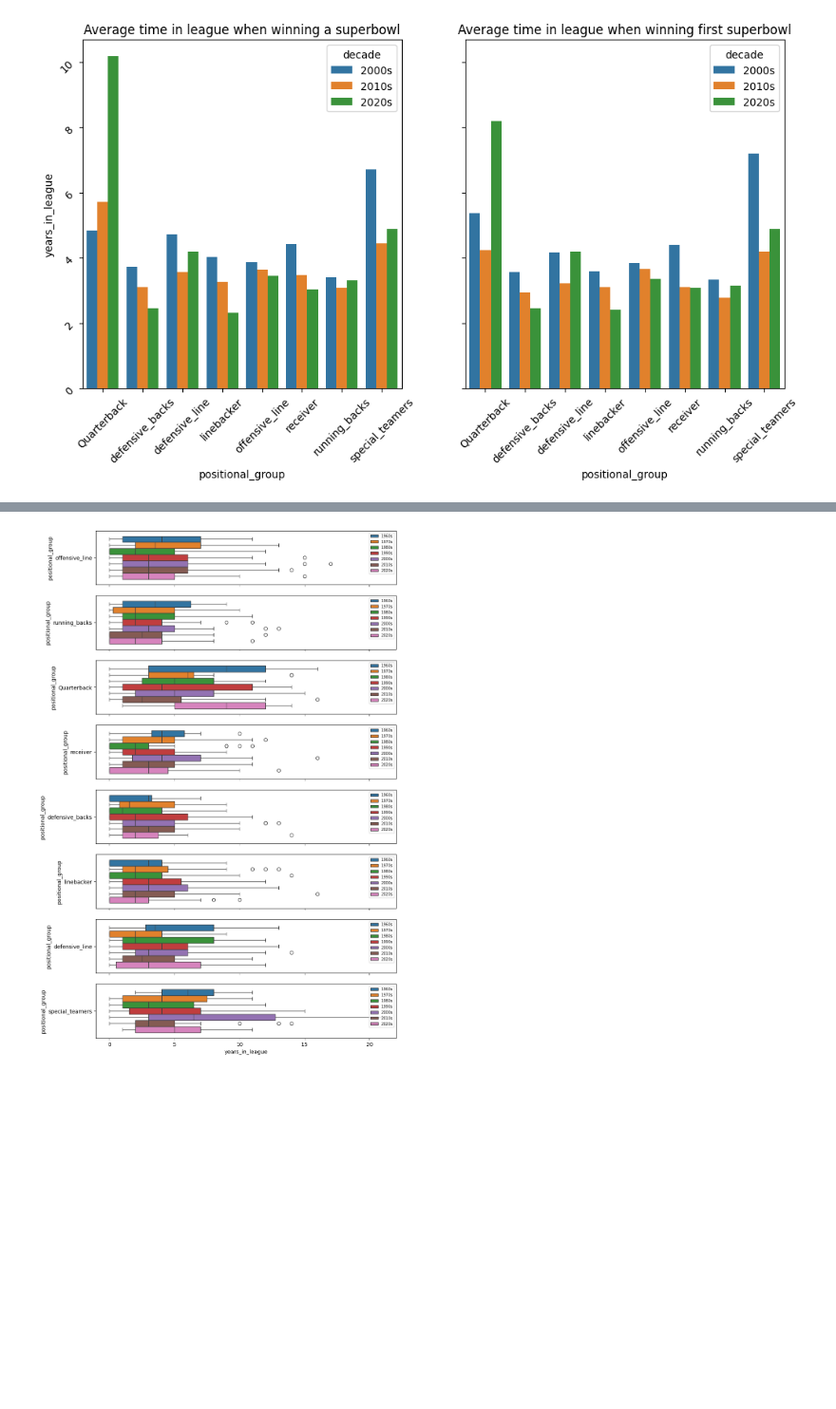
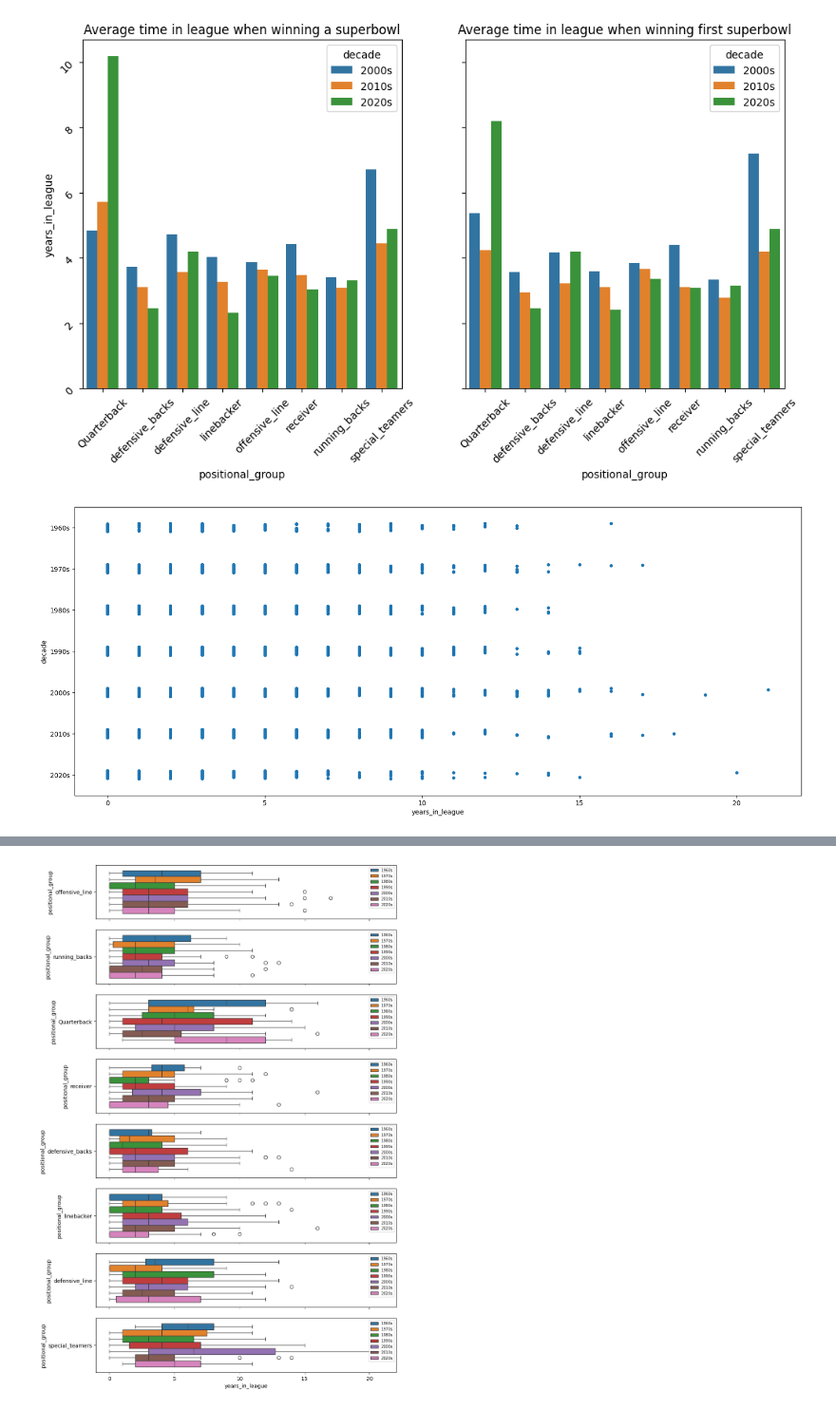
Before and after one commit to aferrers/nfl_superbowl_winners, a Jupyter notebook: notebooks/exploration_super_bowl_rosters.ipynb, the cells around one changed output, grey strips where cells are left out. Shown at 95% size. Saved outputs shown, nothing was run; the diff lists cells and outputs as text; code cells hidden in the pictures; blank space fills up the shorter version.

```diff
--- a/notebooks/exploration_super_bowl_rosters.ipynb
+++ b/notebooks/exploration_super_bowl_rosters.ipynb
@@ -164,3 +164,14 @@ ax[1].tick_params(labelrotation=45)
 plt.show()
 # %% [output]
 [figure]
+# %%
+# Looking at a visualisation for potential trend in 'years_in_league' against decade for super bowl winning players.
+decade_order = ['1960s', '1970s', '1980s', '1990s', '2000s', '2010s', '2020s']
+
+data = sb_rosters.sort_values('decade', ascending=True)
+
+plt.subplots(figsize=(20,8))
+sns.stripplot(data=data, x ='years_in_league', y ='decade' )
+plt.show()
+# %% [output]
+[figure, added]
```
Also changed, not shown: parts of 26 cells of this notebook, 1 other file.
